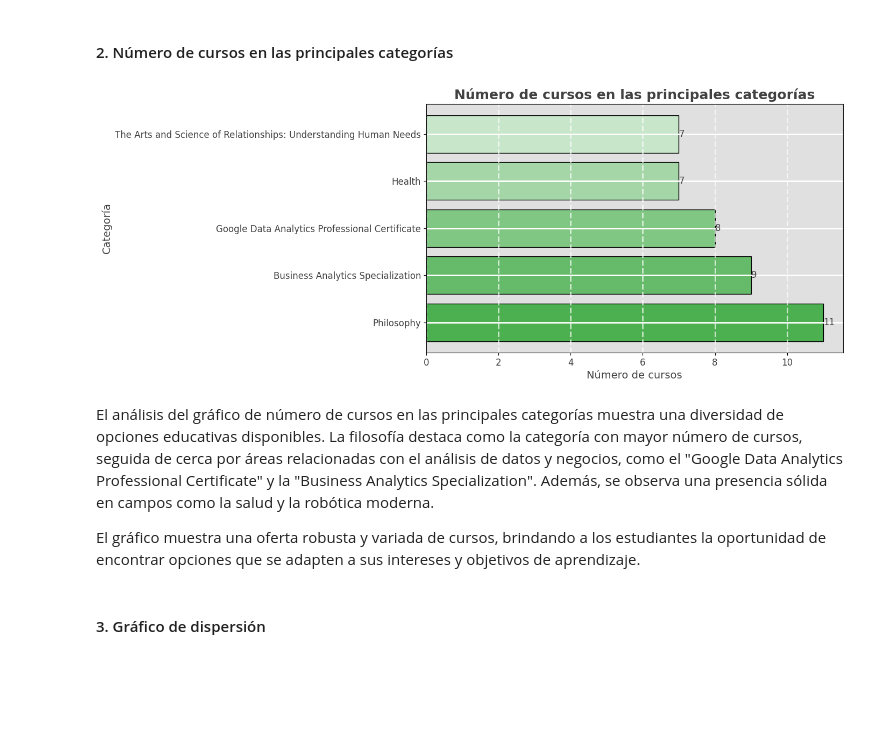
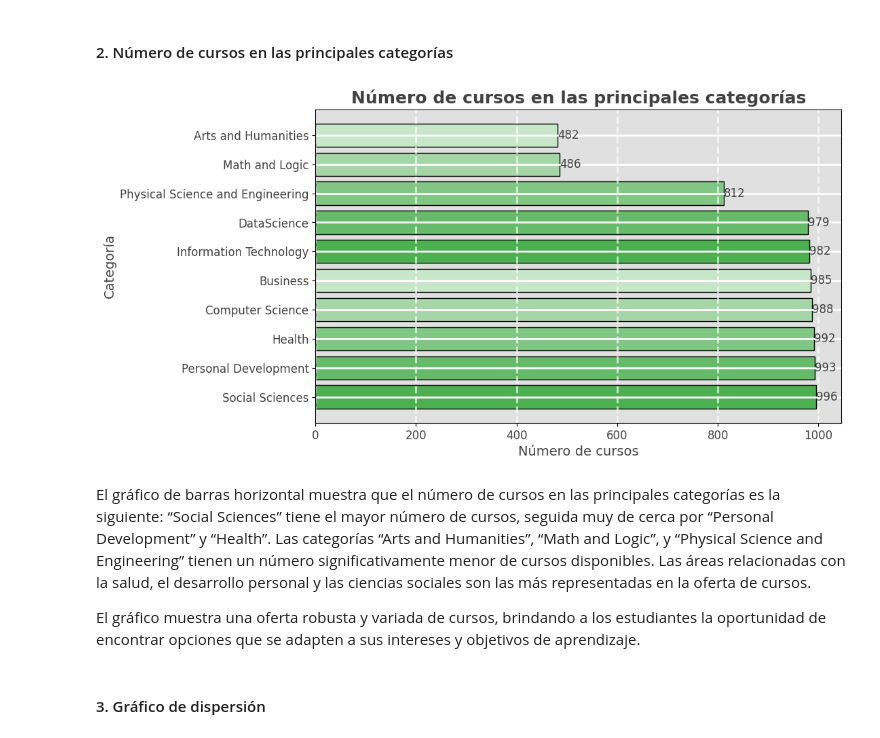
Before and after one commit to IsNotKev/-SS2-P_202004816, a Jupyter notebook: Práctica2/p2.ipynb, the cells around one changed output. Saved outputs shown, nothing was run; the diff lists cells and outputs as text; code cells hidden in the pictures; blank space fills up the shorter version.

```diff
--- a/Práctica2/p2.ipynb
+++ b/Práctica2/p2.ipynb
@@ -168,6 +195,8 @@ df['Review'] = df['Review'].str.replace(' reviews', '').str.replace(',', '').str
 df['Review'] = df['Review'].fillna(0)
 df['Duration'] = df['Duration'].str.extract('(\d+)').astype(float)
 df['Duration'] = df['Duration'].fillna(0)
+
+df.drop_duplicates(inplace=True)
 
 # 1. Gráfico de barras que muestra el número de cursos en cada nivel de dificultad
 level_counts = df['Level'].value_counts()
@@ -205,39 +234,40 @@ df['Rating'] = df['Rating'].fillna(0)
 
 # Convertir 'Review' y 'Duration' a float y reemplazar valores vacios por 0
 df['Review'] = df['Review'].str.replace(' reviews', '').str.replace(',', '').str.extract('(\d+)').astype(float)
 df['Review'] = df['Review'].fillna(0)
 df['Duration'] = df['Duration'].str.extract('(\d+)').astype(float)
 df['Duration'] = df['Duration'].fillna(0)
 
+df.drop_duplicates(inplace=True)
+
 # 2. Gráfico de barras horizontal que muestra el número de cursos en las principales categorías
 # Extracting main categories
-df['Main Category'] = df['Course Title'].apply(lambda x: x.split(',')[0])
-category_counts = df['Main Category'].value_counts().head(5)
+category_counts = df['Keyword'].value_counts()
 
 # Style customization
 plt.figure(figsize=(10, 6))
 bars = plt.barh(category_counts.index, category_counts.values, color=['#4CAF50', '#66BB6A', '#81C784', '#A5D6A7', '#C8E6C9'], edgecolor='black')  # Horizontal bar plot with green colors
 plt.title('Número de cursos en las principales categorías', fontsize=18, fontweight='bold', color='#424242')  # Title color
 plt.xlabel('Número de cursos', fontsize=14, color='#424242')  # Label color
 plt.ylabel('Categoría', fontsize=14, color='#424242')  # Label color
 plt.xticks(fontsize=12, color='#424242')  # Tick color
 plt.yticks(fontsize=12, color='#424242')  # Tick color
 plt.grid(axis='x', linestyle='--', alpha=0.7)
 
 # Customizing background
 plt.gca().set_facecolor('#E0E0E0')  # Background color
 plt.grid(color='white', linewidth=2)  # Grid color
 
 # Add data labels
 for index, value in enumerate(category_counts.values):
     plt.text(value, index, str(value), fontsize=12, ha='left', va='center', color='#424242')
 
 plt.show()
 # %% [output]
-[figure, old version]
+[figure, new version]
 # %% [markdown]
 
-El análisis del gráfico de número de cursos en las principales categorías muestra una diversidad de opciones educativas disponibles. La filosofía destaca como la categoría con mayor número de cursos, seguida de cerca por áreas relacionadas con el análisis de datos y negocios, como el "Google Data Analytics Professional Certificate" y la "Business Analytics Specialization". Además, se observa una presencia sólida en campos como la salud y la robótica moderna.
+El gráfico de barras horizontal muestra que el número de cursos en las principales categorías es la siguiente: “Social Sciences” tiene el mayor número de cursos, seguida muy de cerca por “Personal Development” y “Health”. Las categorías “Arts and Humanities”, “Math and Logic”, y “Physical Science and Engineering” tienen un número significativamente menor de cursos disponibles. Las áreas relacionadas con la salud, el desarrollo personal y las ciencias sociales son las más representadas en la oferta de cursos.
 
 El gráfico muestra una oferta robusta y variada de cursos, brindando a los estudiantes la oportunidad de encontrar opciones que se adapten a sus intereses y objetivos de aprendizaje.
 # %% [markdown]
```
Also changed, not shown: parts of 14 cells of this notebook.
